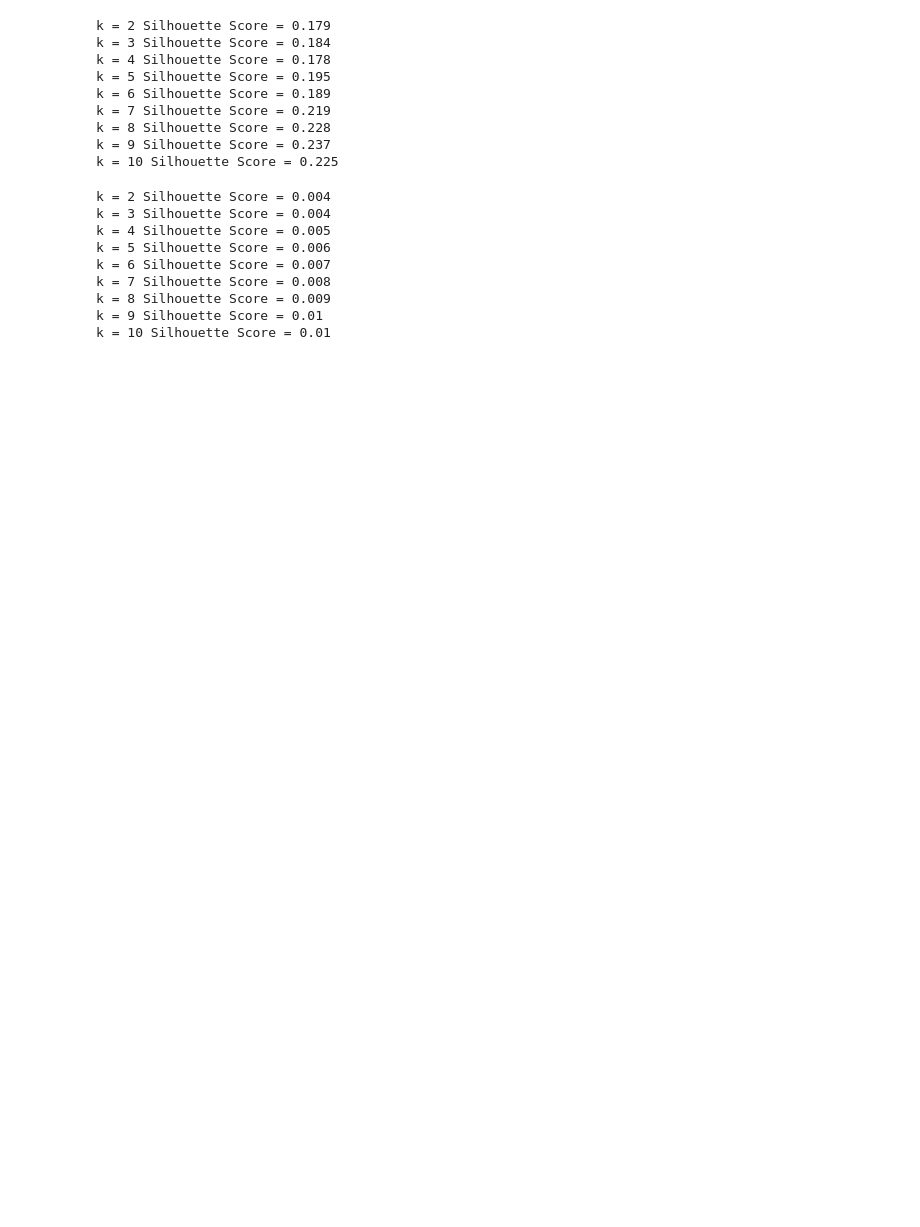
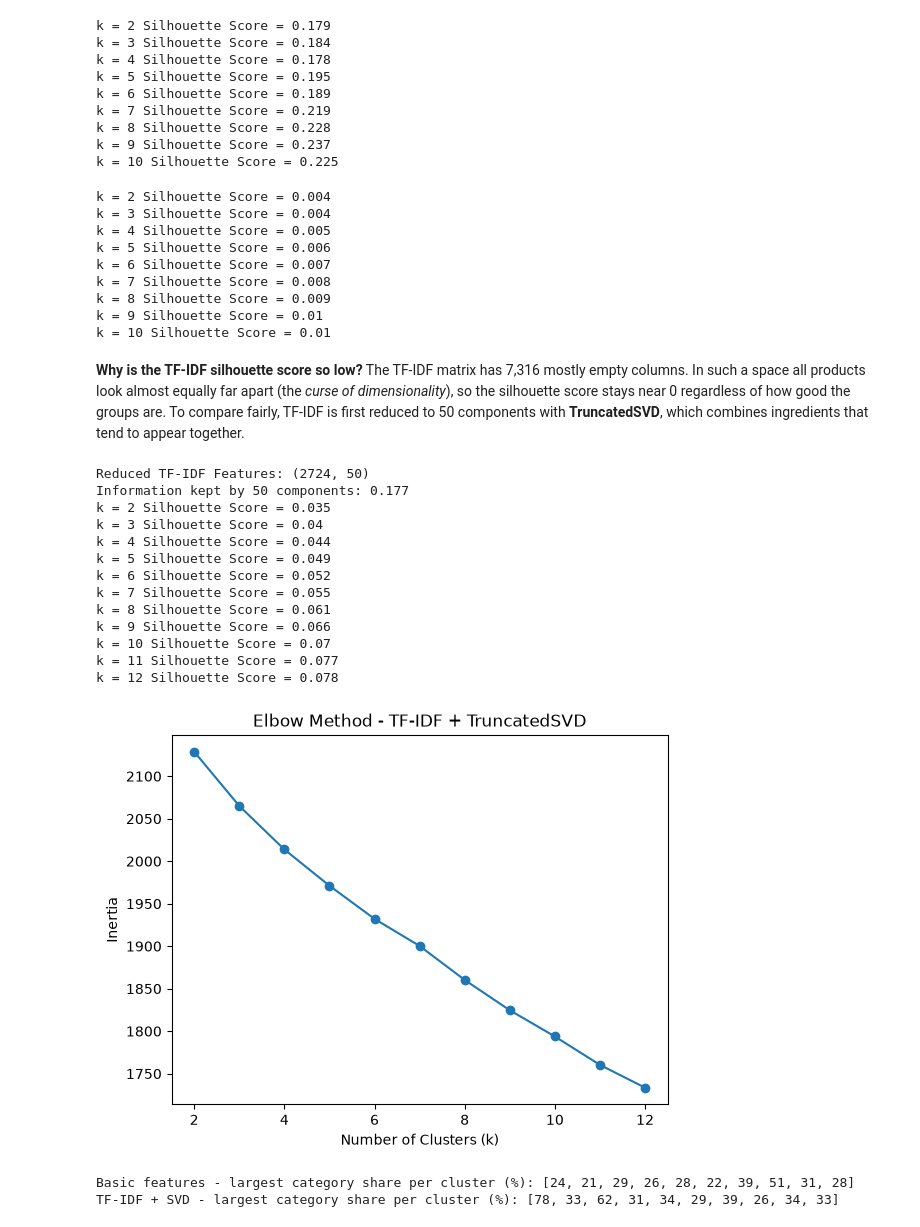
Before and after one commit to l253505/SkinMatch-Skin-Type-Based-Skincare-Recommender, a Jupyter notebook: 02_kmeans_clustering.ipynb, the cells around one changed output. Drawn from its saved outputs; the diff is of its cells as text; code cells hidden in the pictures; blank space fills up the shorter version.

```diff
--- a/02_kmeans_clustering.ipynb
+++ b/02_kmeans_clustering.ipynb
@@ -84,4 +89,64 @@ k = 7 Silhouette Score = 0.008
 k = 8 Silhouette Score = 0.009
 k = 9 Silhouette Score = 0.01
 k = 10 Silhouette Score = 0.01
+# %% [markdown]
+**Why is the TF-IDF silhouette score so low?** The TF-IDF matrix has 7,316 mostly empty columns. In such a
+space all products look almost equally far apart (the *curse of dimensionality*), so the silhouette score stays
+near 0 regardless of how good the groups are. To compare fairly, TF-IDF is first reduced to 50 components with
+**TruncatedSVD**, which combines ingredients that tend to appear together.
+# %%
+# Reduce TF-IDF to 50 components with TruncatedSVD, then repeat the elbow method and silhouette scores.
+from sklearn.decomposition import TruncatedSVD
+from sklearn.preprocessing import Normalizer
+from sklearn.pipeline import make_pipeline
+
+svd = TruncatedSVD(n_components=50, random_state=42)
+lsa = make_pipeline(svd, Normalizer(copy=False))
+X_lsa = lsa.fit_transform(X_tfidf)
+print("Reduced TF-IDF Features:", X_lsa.shape)
+print("Information kept by 50 components:", round(svd.explained_variance_ratio_.sum(), 3))
+
+inertia_lsa, scores_lsa = [], []
+for k in range(2, 13):
+    km = KMeans(n_clusters=k, random_state=42, n_init=10)
+    labels = km.fit_predict(X_lsa)
+    inertia_lsa.append(km.inertia_)
+    scores_lsa.append(silhouette_score(X_lsa, labels, sample_size=1000, random_state=42))
+    print("k =", k, "Silhouette Score =", round(scores_lsa[-1], 3))
+
+plt.plot(range(2, 13), inertia_lsa, marker='o')
+plt.title("Elbow Method - TF-IDF + TruncatedSVD")
+plt.xlabel("Number of Clusters (k)")
+plt.ylabel("Inertia")
+plt.show()
+# %% [output]
+Reduced TF-IDF Features: (2724, 50)
+Information kept by 50 components: 0.177
+k = 2 Silhouette Score = 0.035
+k = 3 Silhouette Score = 0.04
+k = 4 Silhouette Score = 0.044
+k = 5 Silhouette Score = 0.049
+k = 6 Silhouette Score = 0.052
+k = 7 Silhouette Score = 0.055
+k = 8 Silhouette Score = 0.061
+k = 9 Silhouette Score = 0.066
+k = 10 Silhouette Score = 0.07
+k = 11 Silhouette Score = 0.077
+k = 12 Silhouette Score = 0.078
+[figure, added]
+# %%
+# Silhouette scores from different feature spaces cannot be compared directly, so also compare what the
+# clusters contain: the share of the most common product category in each cluster (higher = clearer groups).
+df = pd.read_csv("skincare_clean.csv")
+k = 10
+basic_km = KMeans(n_clusters=k, random_state=42, n_init=10).fit(X_basic)
+lsa_km = KMeans(n_clusters=k, random_state=42, n_init=10).fit(X_lsa)
+
+for name, labels in [("Basic features", basic_km.labels_), ("TF-IDF + SVD", lsa_km.labels_)]:
+    mix = pd.crosstab(labels, df["category"])
+    purity = (mix.max(axis=1) / mix.sum(axis=1) * 100).round(0).astype(int)
+    print(name, "- largest category share per cluster (%):", purity.tolist())
+# %% [output]
+Basic features - largest category share per cluster (%): [24, 21, 29, 26, 28, 22, 39, 51, 31, 28]
+TF-IDF + SVD - largest category share per cluster (%): [78, 33, 62, 31, 34, 29, 39, 26, 34, 33]
 # %%
```
Also changed, not shown: parts of 22 cells of this notebook, 12 other files.
